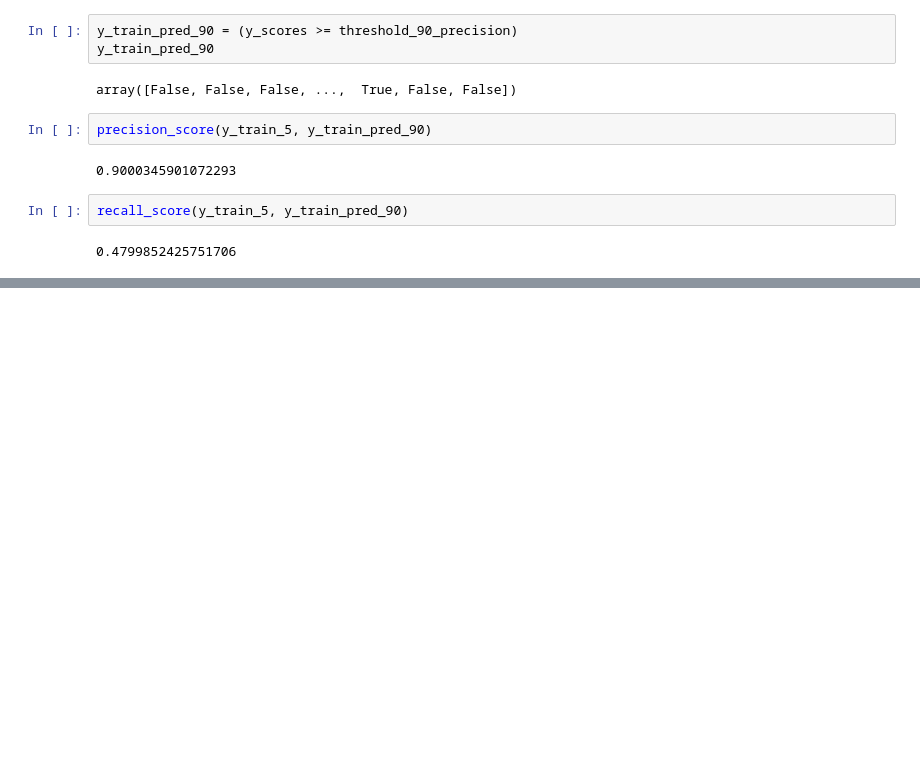
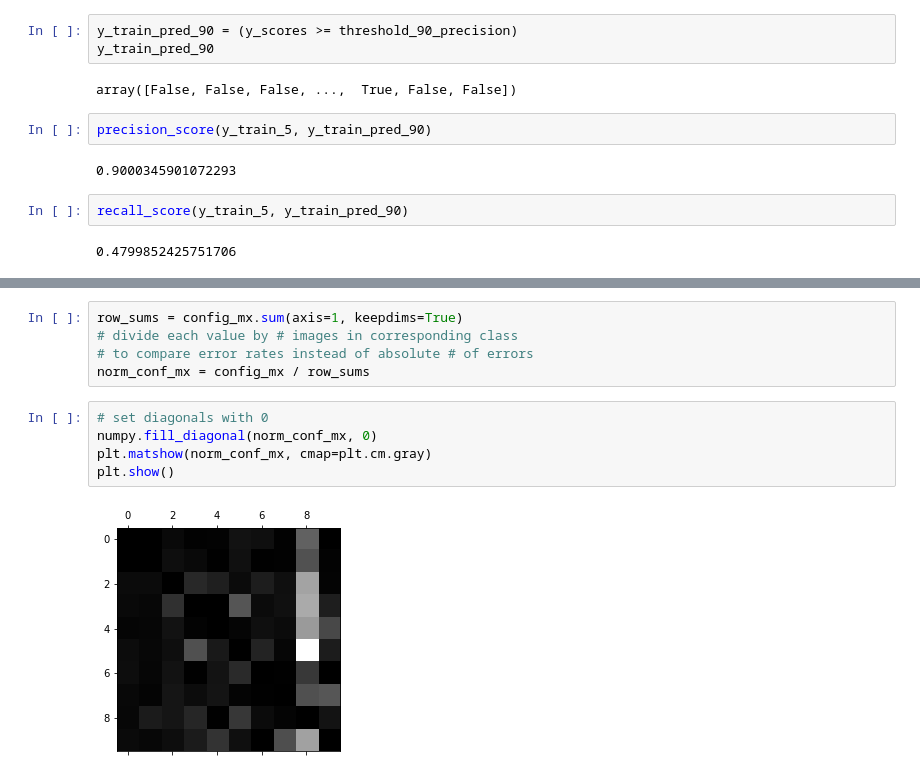
Before and after one commit to andysitu/ml, a Jupyter notebook: model-house-price/MNIST.ipynb, the cells around one changed output, grey strips where cells are left out. Cells and saved outputs as stored; diff of their text form; blank space fills up the shorter version.

```diff
--- a/model-house-price/MNIST.ipynb
+++ b/model-house-price/MNIST.ipynb
@@ -202,0 +334,12 @@ recall_score(y_train_5, y_train_pred_90)
+# %%
+row_sums = config_mx.sum(axis=1, keepdims=True)
+# divide each value by # images in corresponding class
+# to compare error rates instead of absolute # of errors
+norm_conf_mx = config_mx / row_sums
+# %%
+# set diagonals with 0
+numpy.fill_diagonal(norm_conf_mx, 0)
+plt.matshow(norm_conf_mx, cmap=plt.cm.gray)
+plt.show()
+# %% [output]
+[figure, added]
```
Also changed, not shown: parts of 29 cells of this notebook, 1 other file.
